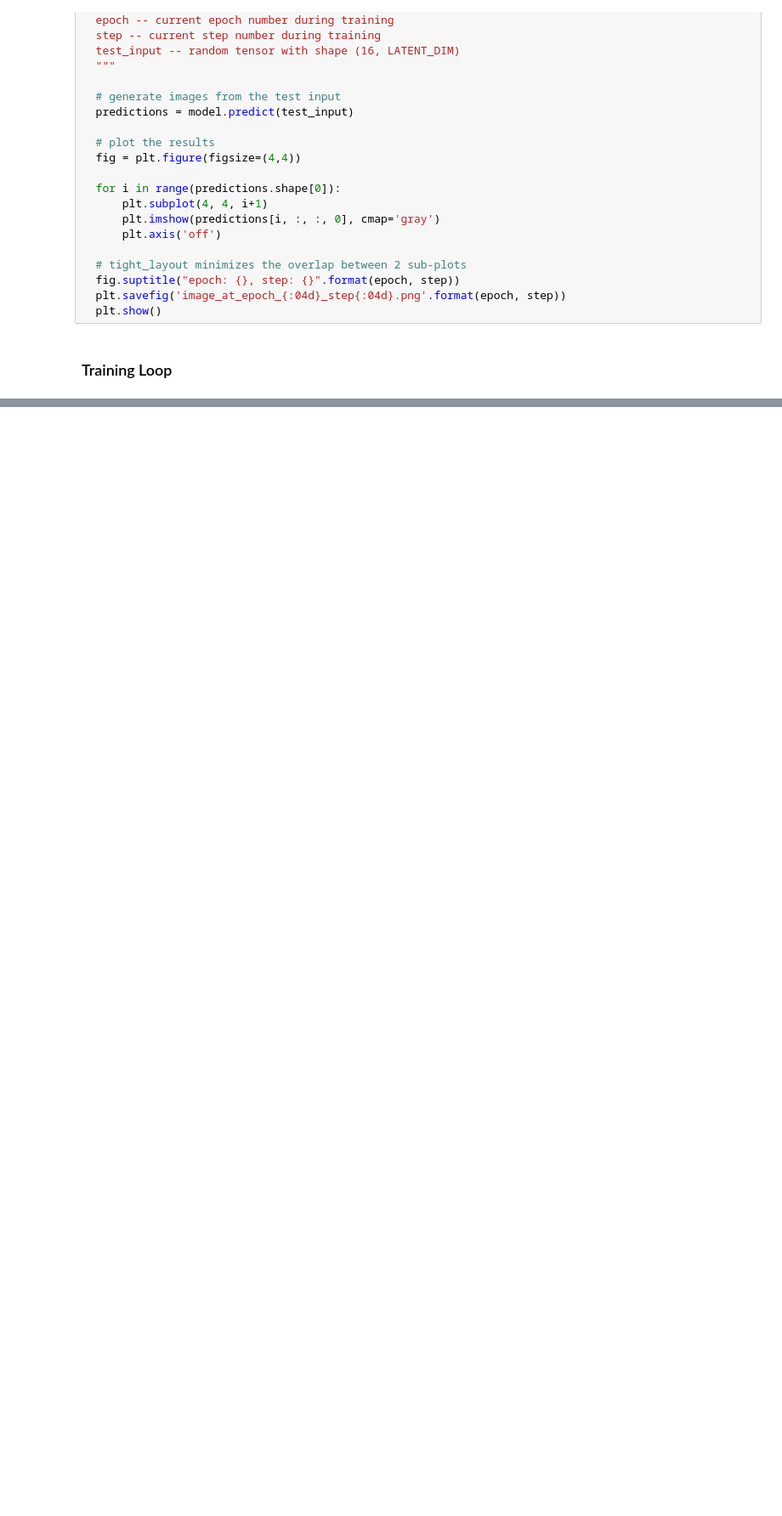
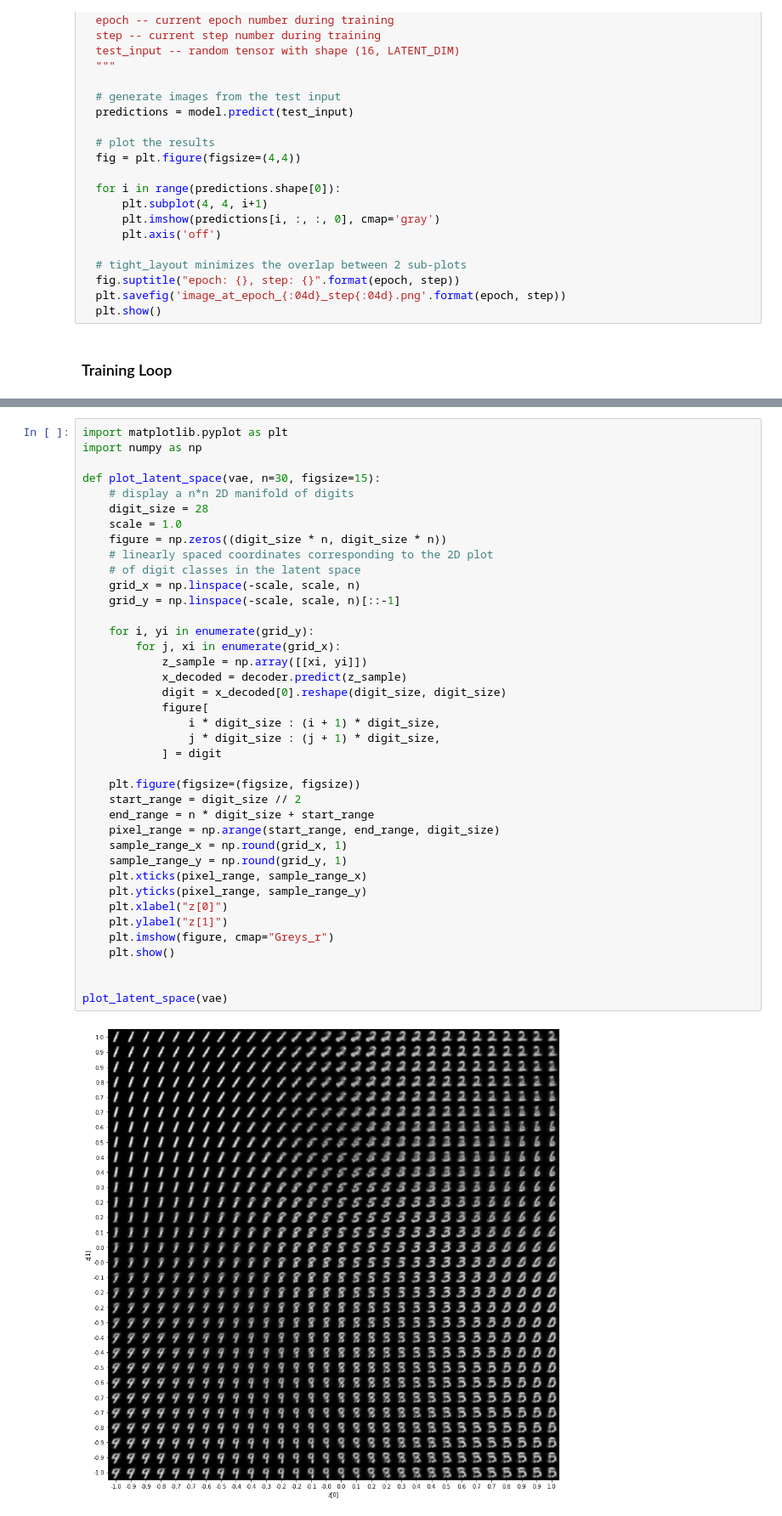
Before and after one commit to ksairos/tf-advanced-techniques-course, a Jupyter notebook: course_4/C4_W3_Lab_VAE.ipynb, the cells around one changed output, grey strips where cells are left out. Shown: that part at 85% size. Drawn from its saved outputs; the diff is of its cells as text; blank space fills up the shorter version.

```diff
--- a/course_4/C4_W3_Lab_VAE.ipynb
+++ b/course_4/C4_W3_Lab_VAE.ipynb
@@ -424,0 +424,41 @@ KeyboardInterrupt: ignored
+# %%
+import matplotlib.pyplot as plt
+import numpy as np
+
+def plot_latent_space(vae, n=30, figsize=15):
+    # display a n*n 2D manifold of digits
+    digit_size = 28
+    scale = 1.0
+    figure = np.zeros((digit_size * n, digit_size * n))
+    # linearly spaced coordinates corresponding to the 2D plot
+    # of digit classes in the latent space
+    grid_x = np.linspace(-scale, scale, n)
+    grid_y = np.linspace(-scale, scale, n)[::-1]
+
+    for i, yi in enumerate(grid_y):
+        for j, xi in enumerate(grid_x):
+            z_sample = np.array([[xi, yi]])
+            x_decoded = decoder.predict(z_sample)
+            digit = x_decoded[0].reshape(digit_size, digit_size)
+            figure[
+                i * digit_size : (i + 1) * digit_size,
+                j * digit_size : (j + 1) * digit_size,
+            ] = digit
+
+    plt.figure(figsize=(figsize, figsize))
+    start_range = digit_size // 2
+    end_range = n * digit_size + start_range
+    pixel_range = np.arange(start_range, end_range, digit_size)
+    sample_range_x = np.round(grid_x, 1)
+    sample_range_y = np.round(grid_y, 1)
+    plt.xticks(pixel_range, sample_range_x)
+    plt.yticks(pixel_range, sample_range_y)
+    plt.xlabel("z[0]")
+    plt.ylabel("z[1]")
+    plt.imshow(figure, cmap="Greys_r")
+    plt.show()
+
+
+plot_latent_space(vae)
+# %% [output]
+[figure, added]
```
Also changed, not shown: parts of 2 cells of this notebook.
